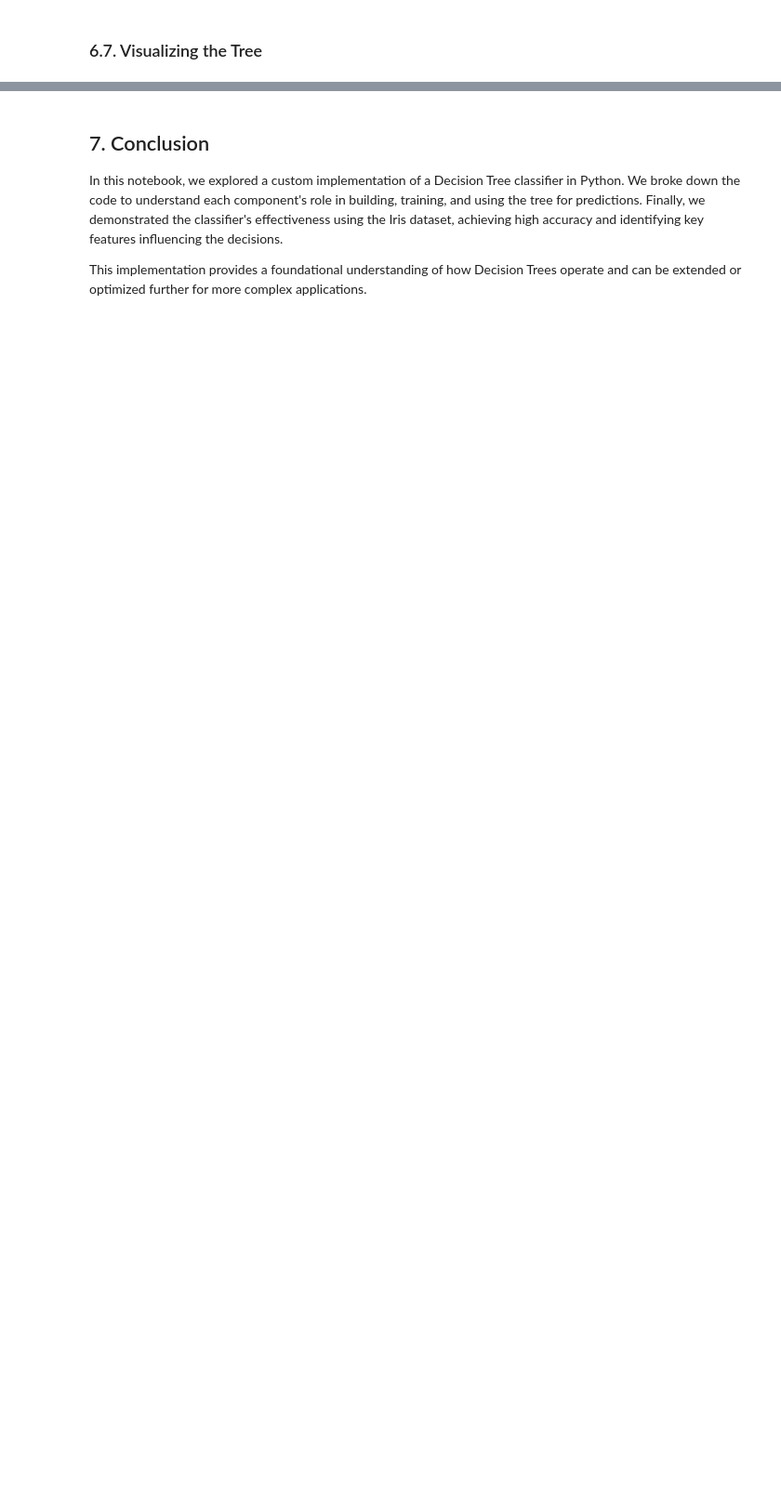
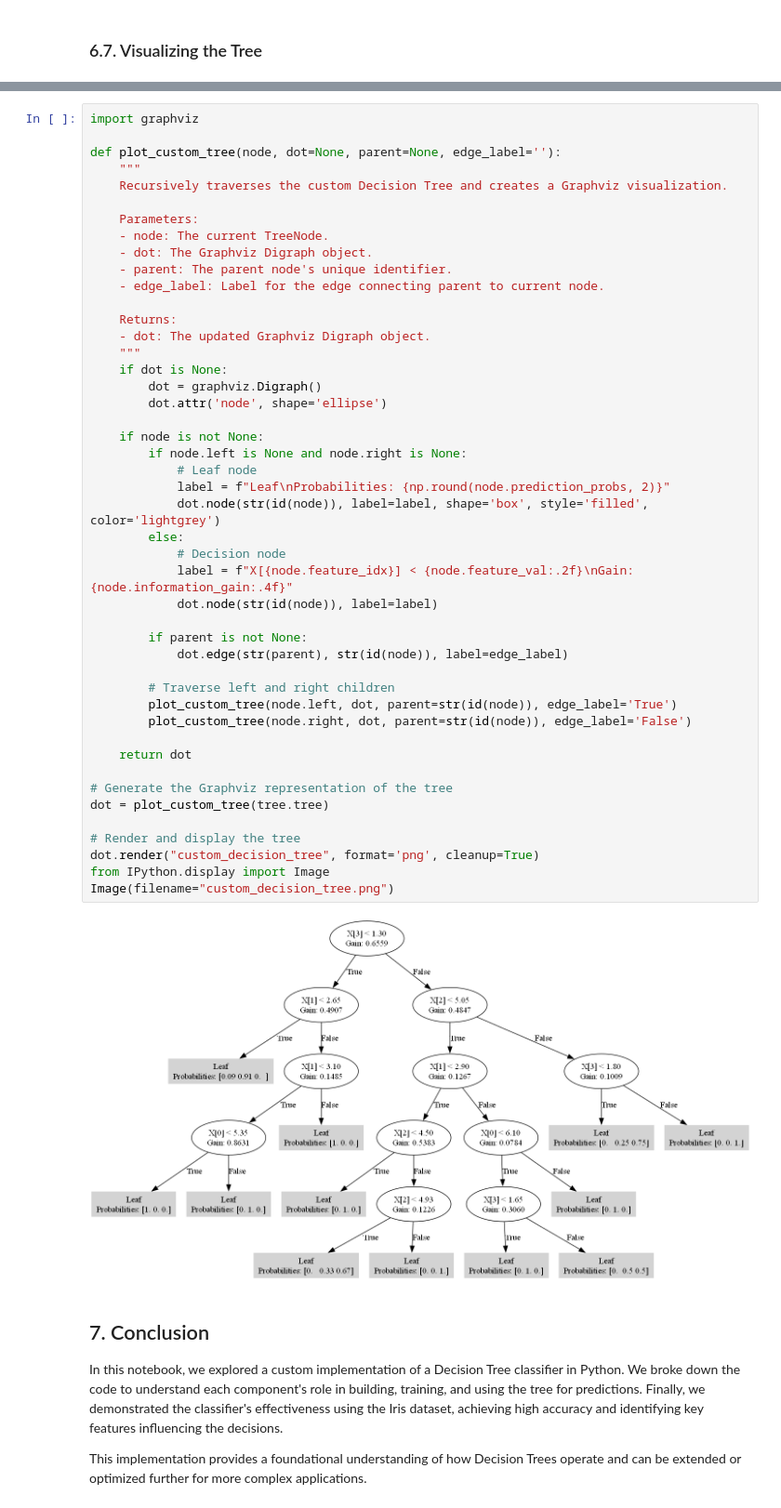
Before and after one commit to bijonguha/concepts_revision, a Jupyter notebook: decision_tree_scratch.ipynb, the cells around one changed output, grey strips where cells are left out. Shown at 93% size. Drawn from its saved outputs; the diff is of its cells as text; blank space fills up the shorter version.

```diff
--- a/decision_tree_scratch.ipynb
+++ b/decision_tree_scratch.ipynb
@@ -886,3 +904,51 @@ petal width (cm): 0.6573
+# %%
+import graphviz
+
+def plot_custom_tree(node, dot=None, parent=None, edge_label=''):
+    """
+    Recursively traverses the custom Decision Tree and creates a Graphviz visualization.
+
+    Parameters:
+    - node: The current TreeNode.
+    - dot: The Graphviz Digraph object.
+    - parent: The parent node's unique identifier.
+    - edge_label: Label for the edge connecting parent to current node.
+
+    Returns:
+    - dot: The updated Graphviz Digraph object.
+    """
+    if dot is None:
+        dot = graphviz.Digraph()
+        dot.attr('node', shape='ellipse')
+
+    if node is not None:
+        if node.left is None and node.right is None:
+            # Leaf node
+            label = f"Leaf\nProbabilities: {np.round(node.prediction_probs, 2)}"
+            dot.node(str(id(node)), label=label, shape='box', style='filled', color='lightgrey')
+        else:
+            # Decision node
+            label = f"X[{node.feature_idx}] < {node.feature_val:.2f}\nGain: {node.information_gain:.4f}"
+            dot.node(str(id(node)), label=label)
+
+        if parent is not None:
+            dot.edge(str(parent), str(id(node)), label=edge_label)
+
+        # Traverse left and right children
+        plot_custom_tree(node.left, dot, parent=str(id(node)), edge_label='True')
+        plot_custom_tree(node.right, dot, parent=str(id(node)), edge_label='False')
+
+    return dot
+
+# Generate the Graphviz representation of the tree
+dot = plot_custom_tree(tree.tree)
+
+# Render and display the tree
+dot.render("custom_decision_tree", format='png', cleanup=True)
+from IPython.display import Image
+Image(filename="custom_decision_tree.png")
+# %% [output]
+[figure, added]
 # %% [markdown]
 ## 7. Conclusion
 
```
Also changed, not shown: parts of 8 cells of this notebook.
